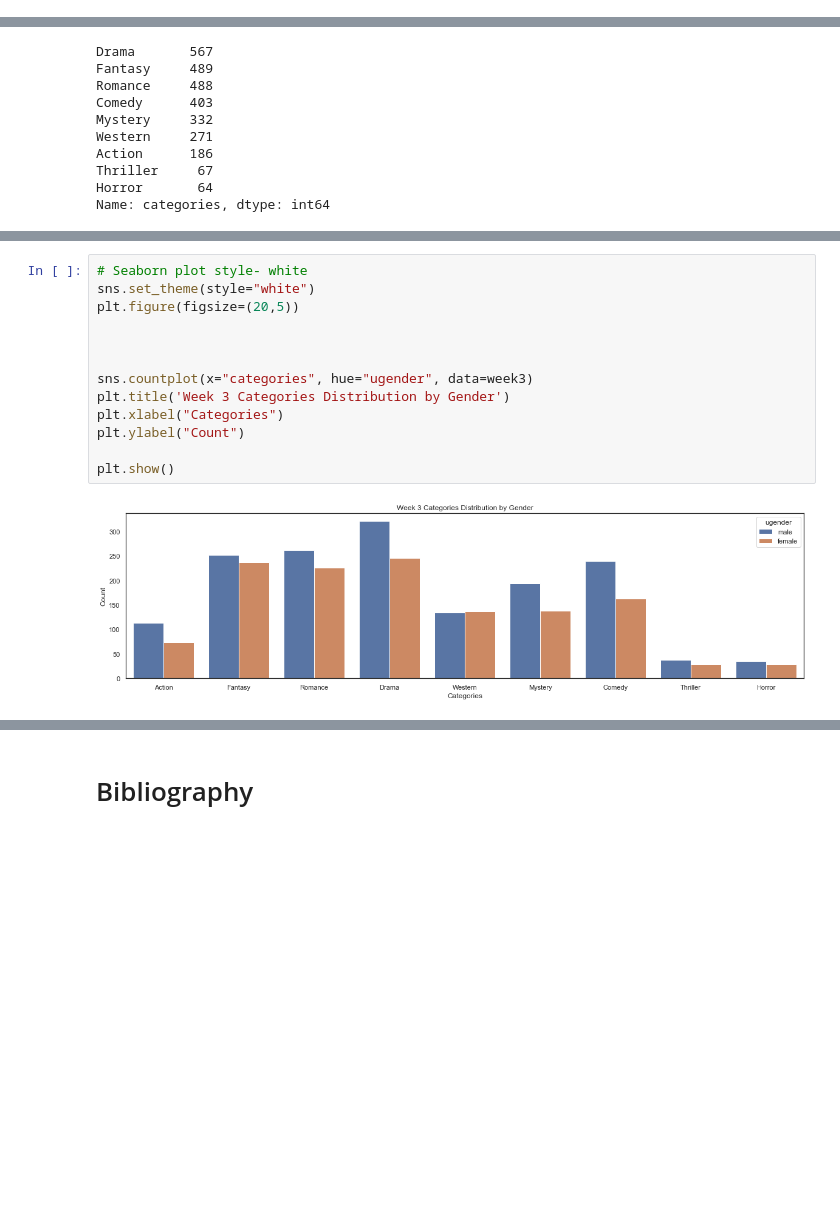
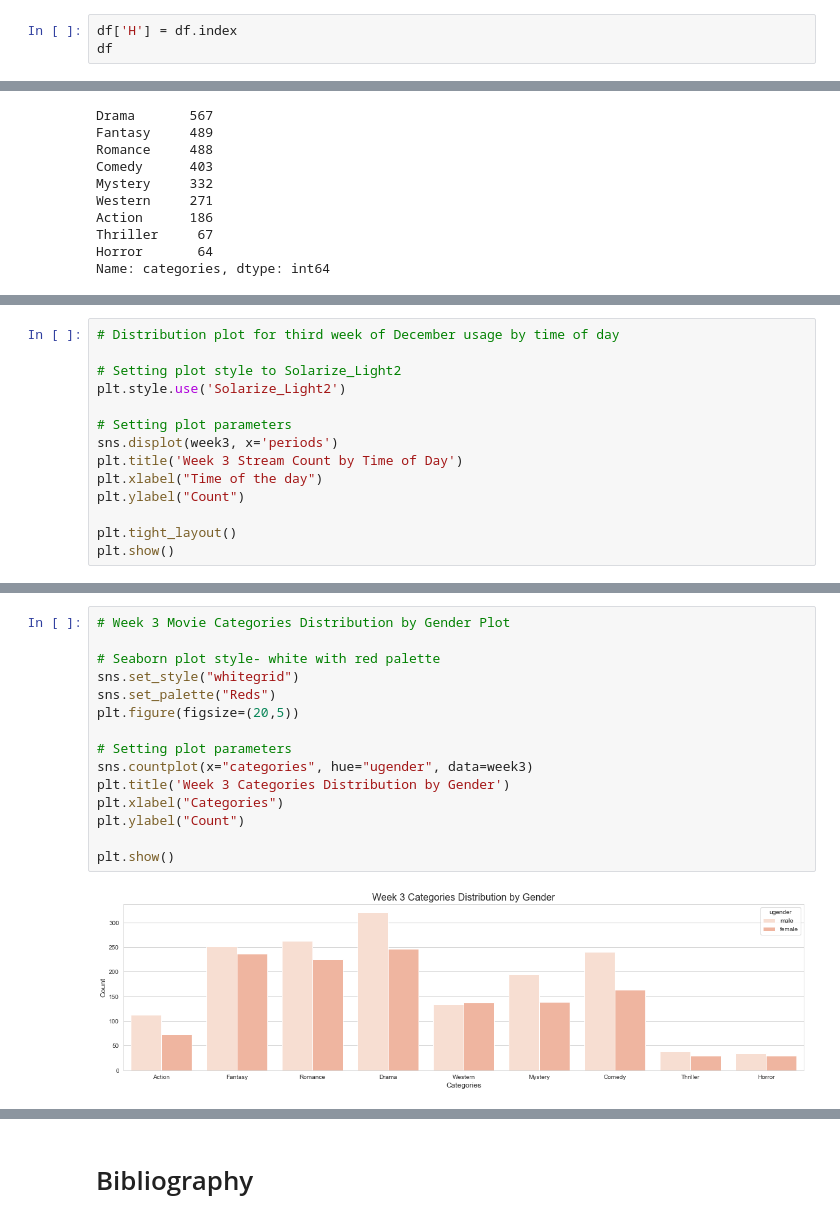
Before and after one commit to Mantvydas-data/Programming-for-DA-2021-Proj, a Jupyter notebook: project.ipynb, the cells around one changed output, grey strips where cells are left out. Cells and saved outputs as stored; diff of their text form; blank space fills up the shorter version.

```diff
--- a/project.ipynb
+++ b/project.ipynb
@@ -196,3 +196,6 @@ df
 | 742 | 2021-12-31 22:00:00 | 4 | evening | 42.0 |
 | 743 | 2021-12-31 23:00:00 | 4 | evening | 31.0 |
 744 rows × 4 columns
+# %%
+df['H'] = df.index
+df
@@ -551,0 +585,14 @@ plt.show()
+# %%
+# Distribution plot for third week of December usage by time of day
+
+# Setting plot style to Solarize_Light2
+plt.style.use('Solarize_Light2')
+
+# Setting plot parameters
+sns.displot(week3, x='periods')
+plt.title('Week 3 Stream Count by Time of Day')
+plt.xlabel("Time of the day")
+plt.ylabel("Count")
+
+plt.tight_layout()
+plt.show()
@@ -552,16 +601,18 @@ plt.show()
 # %%
-# Seaborn plot style- white
-sns.set_theme(style="white")
+# Week 3 Movie Categories Distribution by Gender Plot
+
+# Seaborn plot style- white with red palette
+sns.set_style("whitegrid")
+sns.set_palette("Reds")
 plt.figure(figsize=(20,5))
 
-
-
+# Setting plot parameters
 sns.countplot(x="categories", hue="ugender", data=week3)
 plt.title('Week 3 Categories Distribution by Gender')
 plt.xlabel("Categories")
 plt.ylabel("Count")
 
 plt.show()
 # %% [output]
-[figure, old version]
+[figure, new version]
 # %%
```
Also changed, not shown: parts of 16 cells of this notebook, 1 other file.
